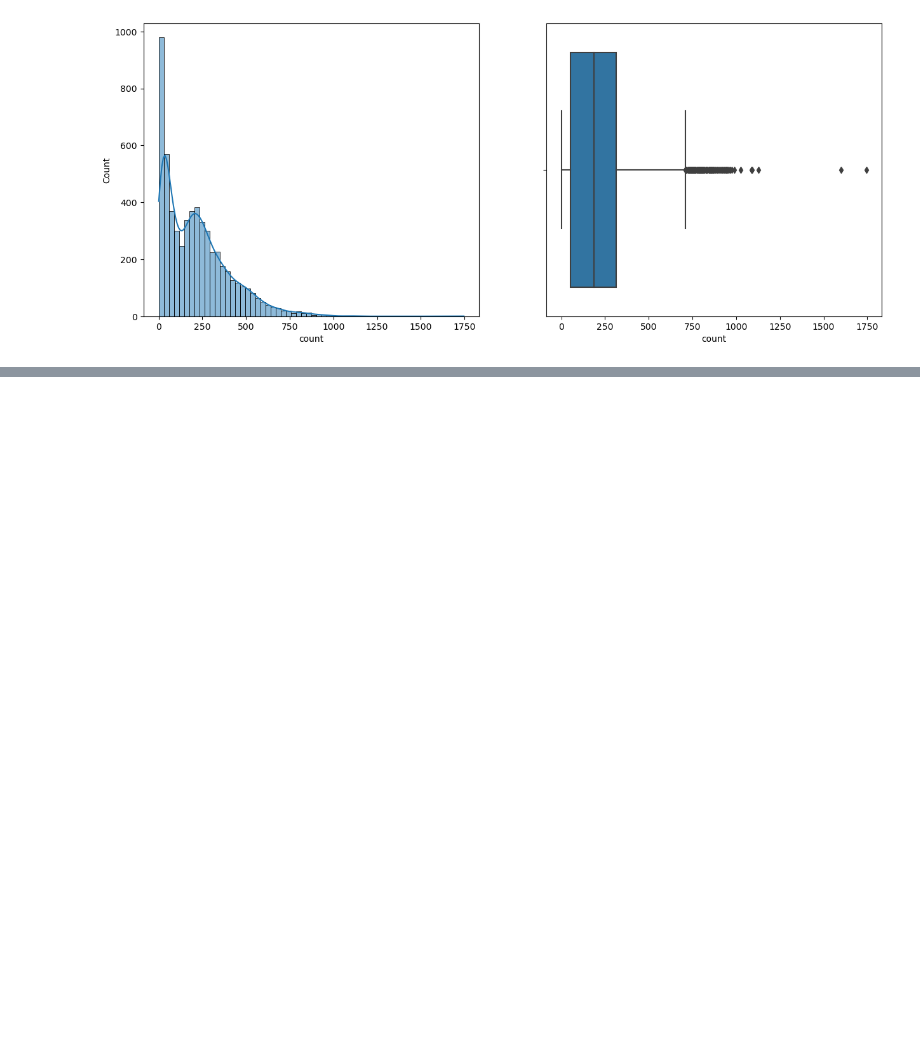
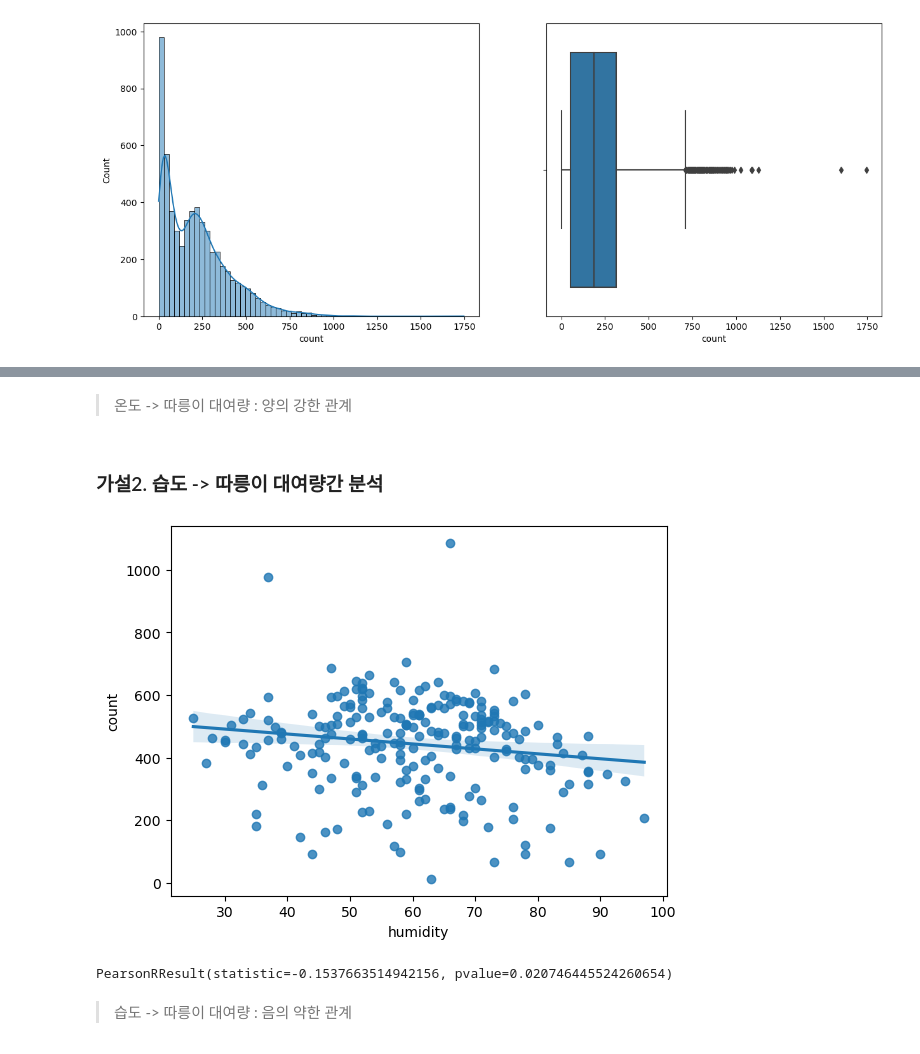
Before and after one commit to jjhh0210/PythonStudy, a Jupyter notebook: data_mining/project1_0215.ipynb, the cells around one changed output, grey strips where cells are left out. Saved outputs shown, nothing was run; the diff lists cells and outputs as text; code cells hidden in the pictures; blank space fills up the shorter version.

```diff
--- a/data_mining/project1_0215.ipynb
+++ b/data_mining/project1_0215.ipynb
@@ -274,0 +381,11 @@ histbox('count',sbike,bins=60)
+# %% [markdown]
+> 온도 -> 따릉이 대여량 : 양의 강한 관계
+# %% [markdown]
+### 가설2. 습도 -> 따릉이 대여량간 분석
+# %%
+reg('humidity',y,sbike_day)
+# %% [output]
+[figure, added]
+PearsonRResult(statistic=-0.1537663514942156, pvalue=0.020746445524260654)
+# %% [markdown]
+> 습도 -> 따릉이 대여량 : 음의 약한 관계
```
Also changed, not shown: parts of 23 cells of this notebook.
